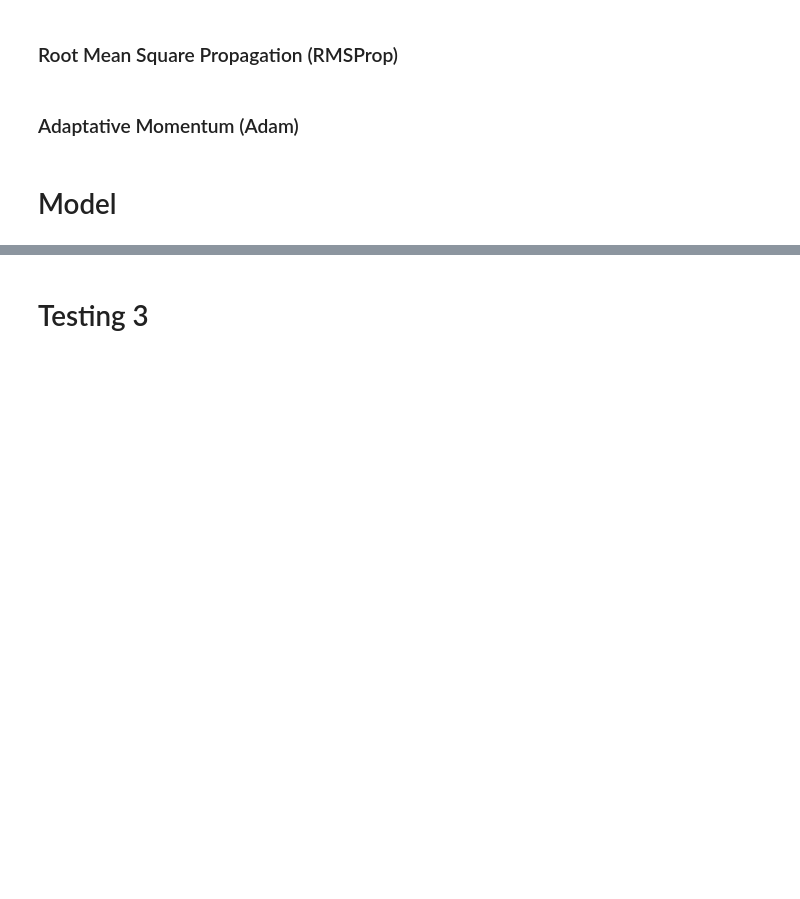
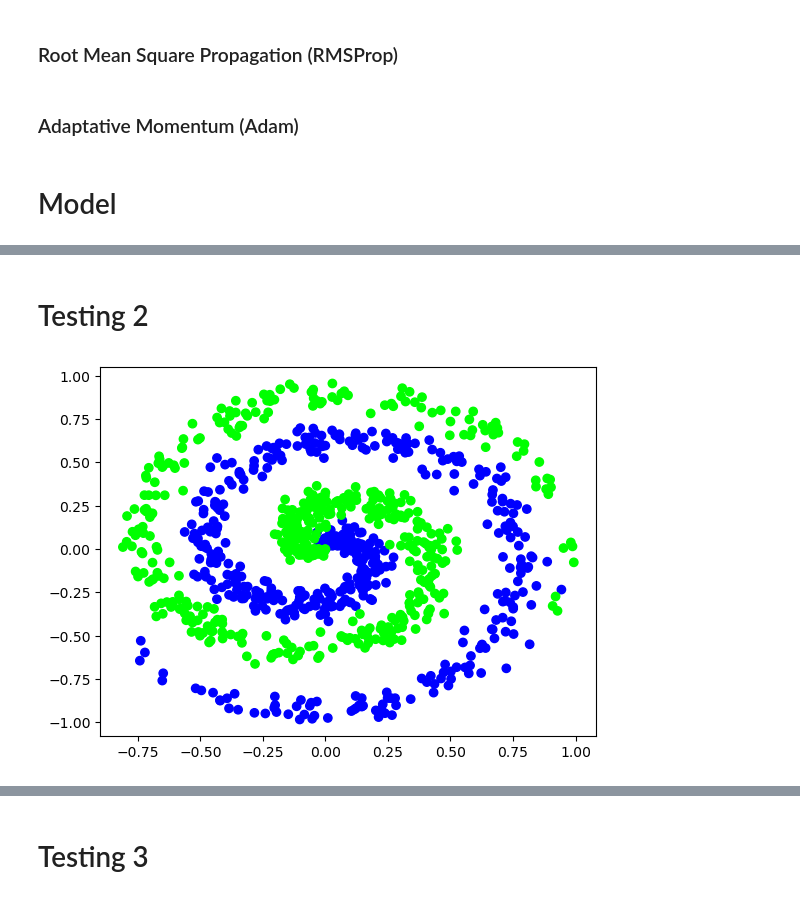
Before and after one commit to danilosiervi/neural_network, a Jupyter notebook: neural_network.ipynb, the cells around one changed output, grey strips where cells are left out. Drawn from its saved outputs; the diff is of its cells as text; code cells hidden in the pictures; blank space fills up the shorter version.

```diff
--- a/neural_network.ipynb
+++ b/neural_network.ipynb
@@ -548,0 +660,10 @@ model.finalize()
+# %% [markdown]
+# Testing 2
+# %%
+x, y = spiral_data(samples=500, classes=2)
+
+plt.scatter(x[:, 0], x[:, 1], c=y, cmap='brg')
+y = y.reshape(-1, 1)
+plt.show()
+# %% [output]
+[figure, added]
```
Also changed, not shown: parts of 7 cells of this notebook.
